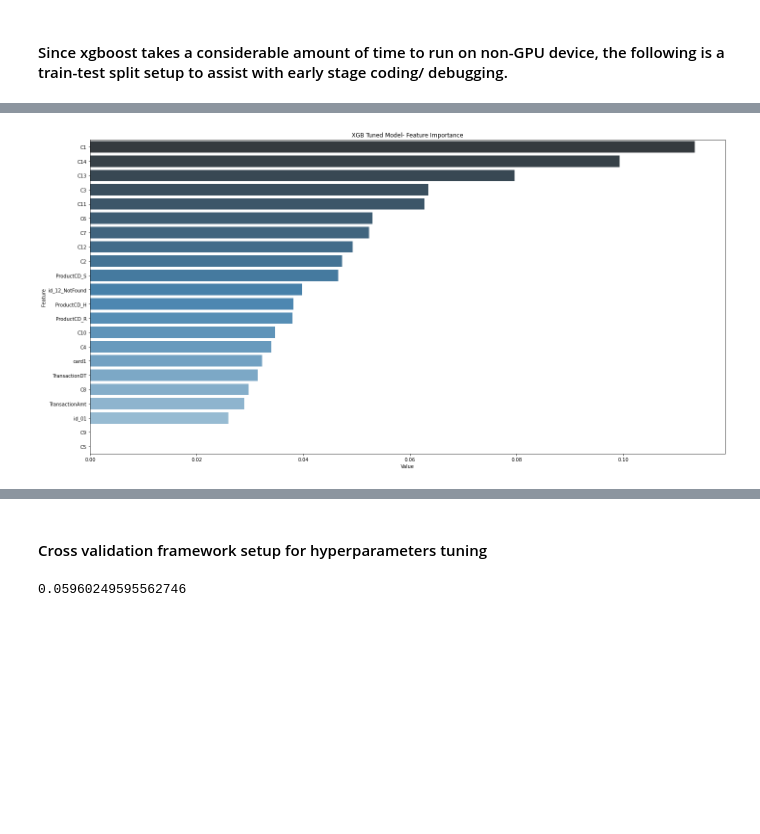
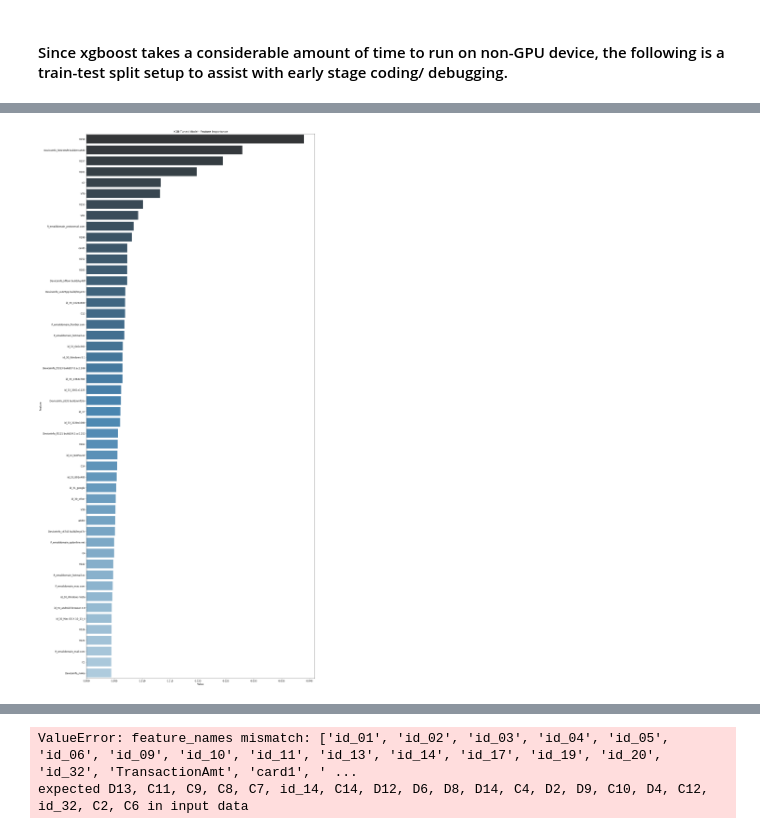
Before and after one commit to wendyku/E-commerce-fraud-detection, a Jupyter notebook: fraud_detection.ipynb, the cells around one changed output, grey strips where cells are left out. Saved outputs shown, nothing was run; the diff lists cells and outputs as text; code cells hidden in the pictures; blank space fills up the shorter version.

Commit message:
update xgboost model results

```diff
--- a/fraud_detection.ipynb
+++ b/fraud_detection.ipynb
@@ -209,11 +263,12 @@ plt.show()
 # %%
+%%time
 # Understand feature importance in the model
-feature_imp = pd.DataFrame(sorted(zip(model2.feature_importances_,X.columns)), columns=['Value','Feature'])
-plt.figure(figsize=(20, 10))
+feature_imp = pd.DataFrame(sorted(zip(model2.feature_importances_,X_train_1.columns)), columns=['Value','Feature'])
+plt.figure(figsize=(20, 40))
 sns.barplot(x="Value", y="Feature", data=feature_imp.sort_values(by="Value", ascending=False).iloc[:50],\
             palette = "Blues_d")
 plt.title('XGB Tuned Model- Feature Importance')
 plt.tight_layout()
 plt.show()
 # %% [output]
-[figure, old version]
+[figure, new version]
@@ -220,2 +276,0 @@ plt.show()
-# %% [markdown]
-#### Cross validation framework setup for hyperparameters tuning
@@ -224,4 +277,8 @@ predictions = model2.predict(X_test)
-# %%
-sum(predictions)/len(predictions)
-# %% [output]
-0.05960249595562746
+# %%
+# What is our best model predicting?
+# With a threshold of 0.5, how many fraud transactions are we flagging?
+predictions = model2.predict(X_val)
+sum(predictions)/len(predictions)
+# %% [output]
+ValueError: feature_names mismatch: ['id_01', 'id_02', 'id_03', 'id_04', 'id_05', 'id_06', 'id_09', 'id_10', 'id_11', 'id_13', 'id_14', 'id_17', 'id_19', 'id_20', 'id_32', 'TransactionAmt', 'card1', ' ...
+expected D13, C11, C9, C8, C7, id_14, C14, D12, D6, D8, D14, C4, D2, D9, C10, D4, C12, id_32, C2, C6 in input data
```
Also changed, not shown: parts of 25 cells of this notebook.
